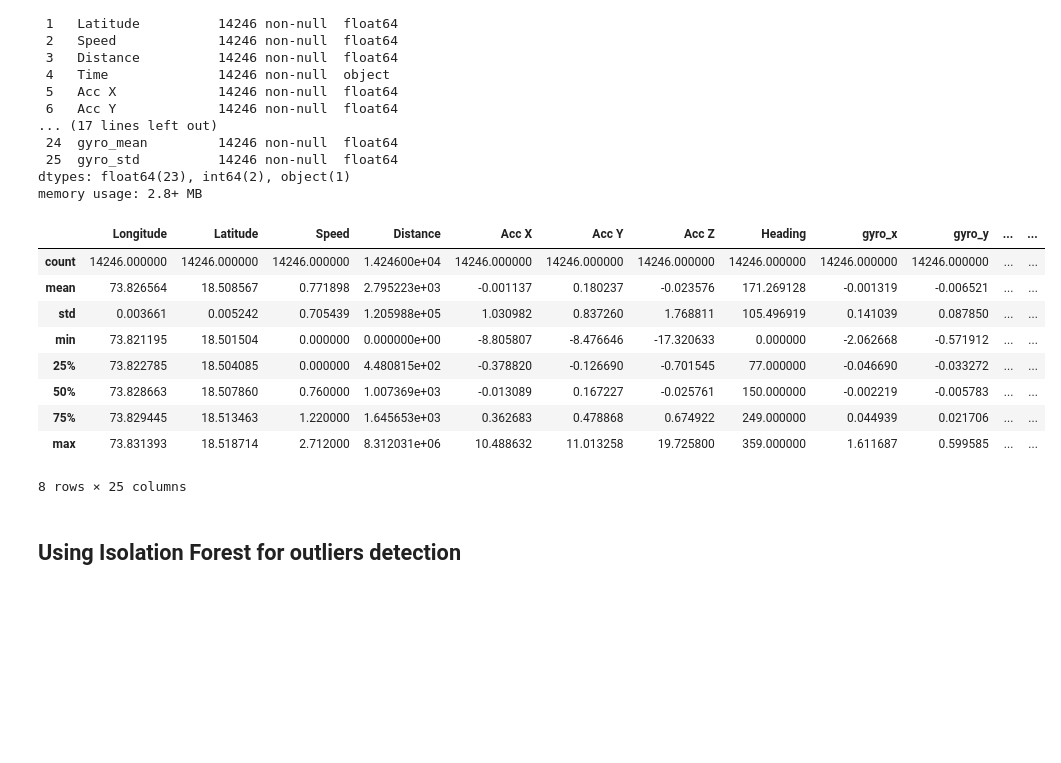
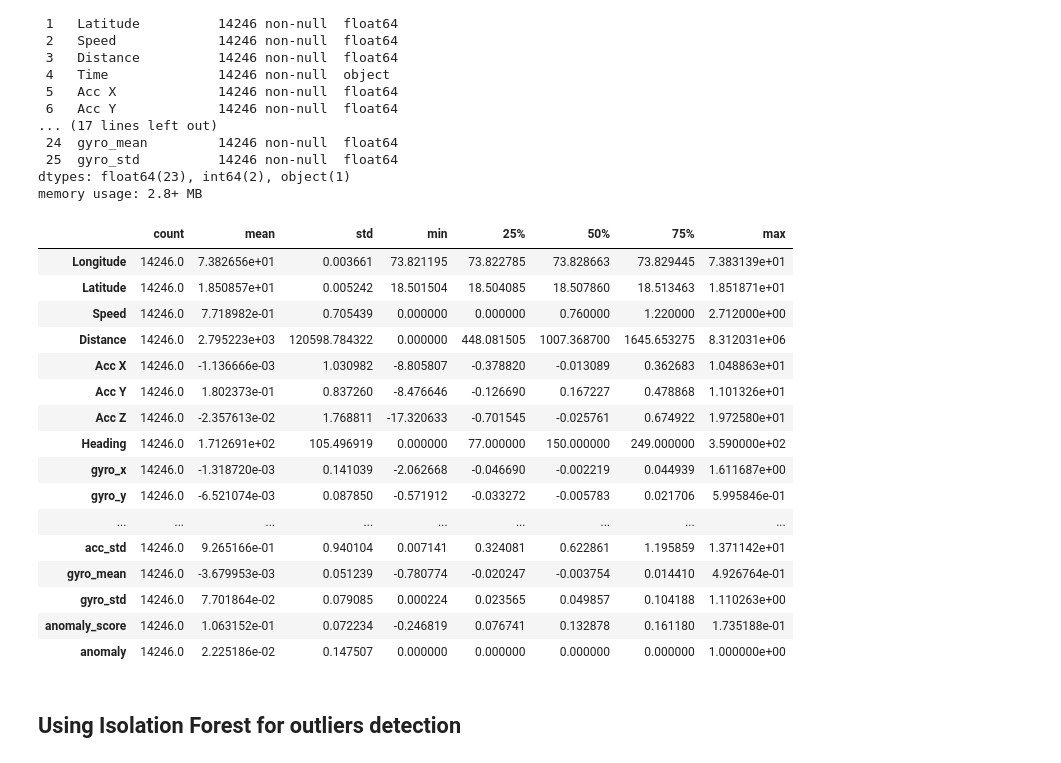
Before and after one commit to Maheshdudala/Smartphone_Anamoly_Infosys_Internship_Oct2024, a Jupyter notebook: Collab-Phase-3( Machine Learning).ipynb, the cells around one changed output. Drawn from its saved outputs; the diff is of its cells as text; code cells hidden in the pictures; blank space fills up the shorter version.

```diff
--- a/Collab-Phase-3( Machine Learning).ipynb
+++ b/Collab-Phase-3( Machine Learning).ipynb
@@ -32,17 +34,24 @@ Data columns (total 26 columns):
 dtypes: float64(23), int64(2), object(1)
 memory usage: 2.8+ MB
 # %%
-data.describe()
+data.describe().T
 # %% [output]
-|  | Longitude | Latitude | Speed | Distance | Acc X | Acc Y | Acc Z | Heading | gyro_x | gyro_y | ... | ... |
-| count | 14246.000000 | 14246.000000 | 14246.000000 | 1.424600e+04 | 14246.000000 | 14246.000000 | 14246.000000 | 14246.000000 | 14246.000000 | 14246.000000 | ... | ... |
-| mean | 73.826564 | 18.508567 | 0.771898 | 2.795223e+03 | -0.001137 | 0.180237 | -0.023576 | 171.269128 | -0.001319 | -0.006521 | ... | ... |
-| std | 0.003661 | 0.005242 | 0.705439 | 1.205988e+05 | 1.030982 | 0.837260 | 1.768811 | 105.496919 | 0.141039 | 0.087850 | ... | ... |
-| min | 73.821195 | 18.501504 | 0.000000 | 0.000000e+00 | -8.805807 | -8.476646 | -17.320633 | 0.000000 | -2.062668 | -0.571912 | ... | ... |
-| 25% | 73.822785 | 18.504085 | 0.000000 | 4.480815e+02 | -0.378820 | -0.126690 | -0.701545 | 77.000000 | -0.046690 | -0.033272 | ... | ... |
-| 50% | 73.828663 | 18.507860 | 0.760000 | 1.007369e+03 | -0.013089 | 0.167227 | -0.025761 | 150.000000 | -0.002219 | -0.005783 | ... | ... |
-| 75% | 73.829445 | 18.513463 | 1.220000 | 1.645653e+03 | 0.362683 | 0.478868 | 0.674922 | 249.000000 | 0.044939 | 0.021706 | ... | ... |
-| max | 73.831393 | 18.518714 | 2.712000 | 8.312031e+06 | 10.488632 | 11.013258 | 19.725800 | 359.000000 | 1.611687 | 0.599585 | ... | ... |
+|  | count | mean | std | min | 25% | 50% | 75% | max |
+| Longitude | 14246.0 | 7.382656e+01 | 0.003661 | 73.821195 | 73.822785 | 73.828663 | 73.829445 | 7.383139e+01 |
+| Latitude | 14246.0 | 1.850857e+01 | 0.005242 | 18.501504 | 18.504085 | 18.507860 | 18.513463 | 1.851871e+01 |
+| Speed | 14246.0 | 7.718982e-01 | 0.705439 | 0.000000 | 0.000000 | 0.760000 | 1.220000 | 2.712000e+00 |
+| Distance | 14246.0 | 2.795223e+03 | 120598.784322 | 0.000000 | 448.081505 | 1007.368700 | 1645.653275 | 8.312031e+06 |
+| Acc X | 14246.0 | -1.136666e-03 | 1.030982 | -8.805807 | -0.378820 | -0.013089 | 0.362683 | 1.048863e+01 |
+| Acc Y | 14246.0 | 1.802373e-01 | 0.837260 | -8.476646 | -0.126690 | 0.167227 | 0.478868 | 1.101326e+01 |
+| Acc Z | 14246.0 | -2.357613e-02 | 1.768811 | -17.320633 | -0.701545 | -0.025761 | 0.674922 | 1.972580e+01 |
+| Heading | 14246.0 | 1.712691e+02 | 105.496919 | 0.000000 | 77.000000 | 150.000000 | 249.000000 | 3.590000e+02 |
+| gyro_x | 14246.0 | -1.318720e-03 | 0.141039 | -2.062668 | -0.046690 | -0.002219 | 0.044939 | 1.611687e+00 |
+| gyro_y | 14246.0 | -6.521074e-03 | 0.087850 | -0.571912 | -0.033272 | -0.005783 | 0.021706 | 5.995846e-01 |
+| ... | ... | ... | ... | ... | ... | ... | ... | ... |
+| acc_std | 14246.0 | 9.265166e-01 | 0.940104 | 0.007141 | 0.324081 | 0.622861 | 1.195859 | 1.371142e+01 |
+| gyro_mean | 14246.0 | -3.679953e-03 | 0.051239 | -0.780774 | -0.020247 | -0.003754 | 0.014410 | 4.926764e-01 |
+| gyro_std | 14246.0 | 7.701864e-02 | 0.079085 | 0.000224 | 0.023565 | 0.049857 | 0.104188 | 1.110263e+00 |
+| anomaly_score | 14246.0 | 1.063152e-01 | 0.072234 | -0.246819 | 0.076741 | 0.132878 | 0.161180 | 1.735188e-01 |
+| anomaly | 14246.0 | 2.225186e-02 | 0.147507 | 0.000000 | 0.000000 | 0.000000 | 0.000000 | 1.000000e+00 |
-8 rows × 25 columns
 # %% [markdown]
 ## Using Isolation Forest for outliers detection
```
Also changed, not shown: parts of 47 cells of this notebook.
